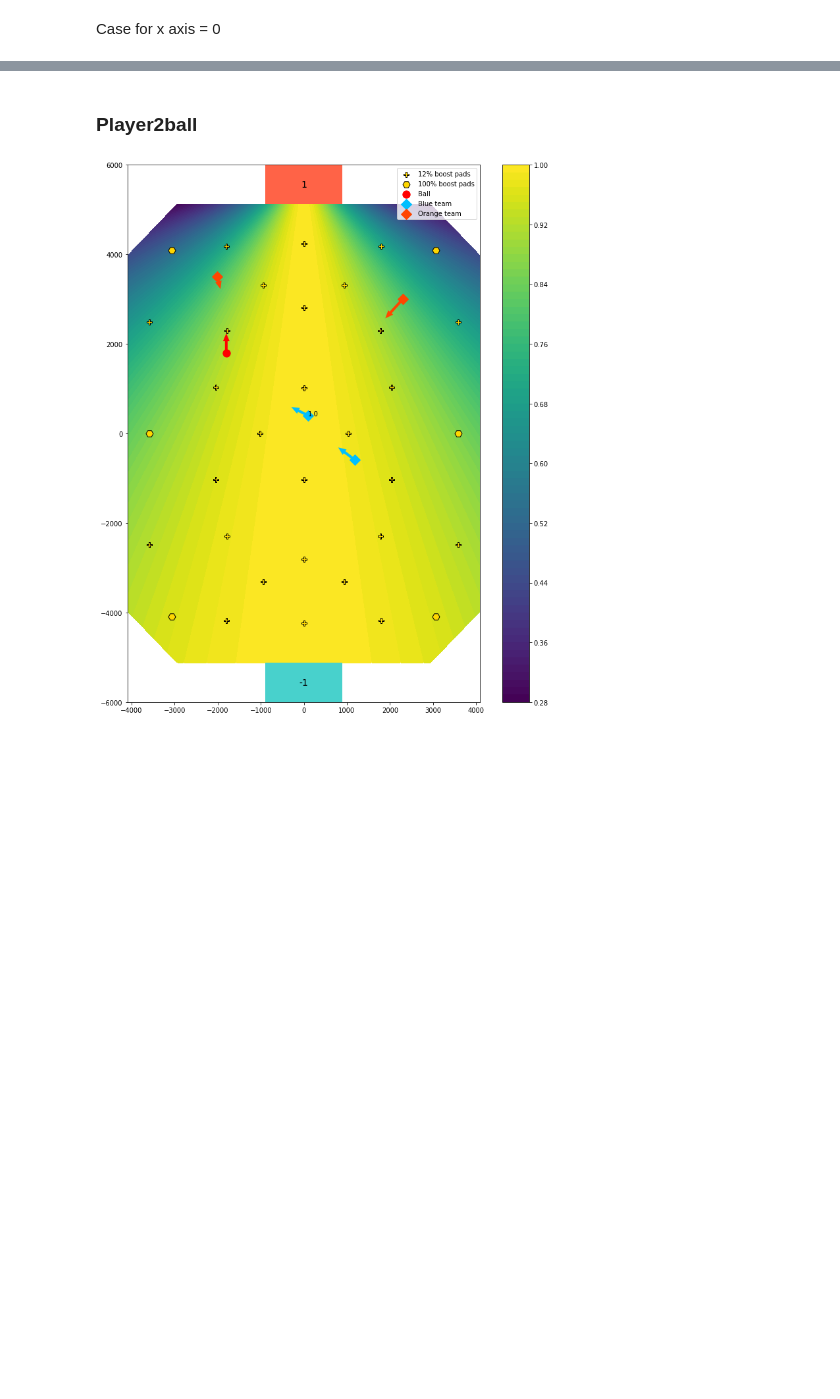
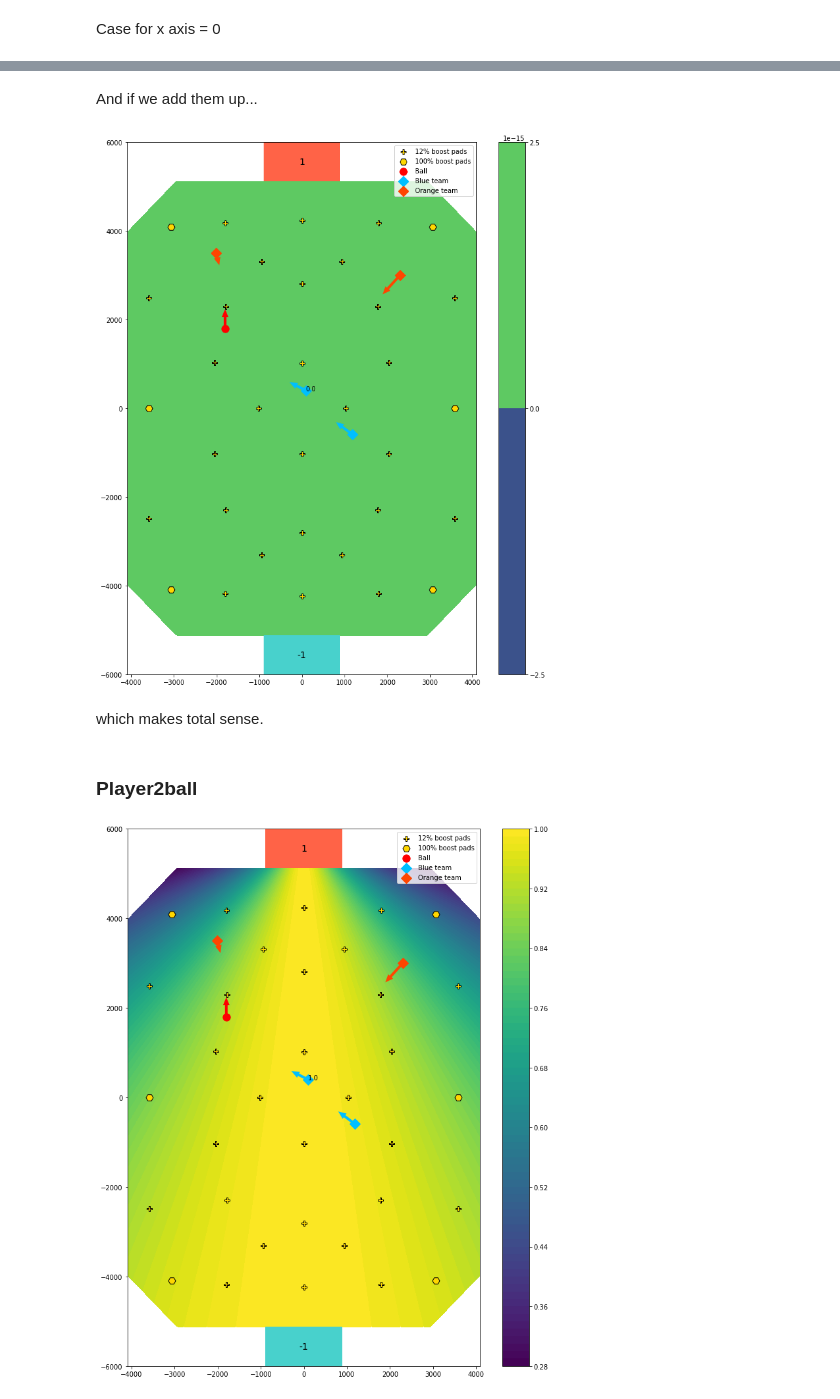
Before and after one commit to Enkhai/lucy-utils, a Jupyter notebook: examples/16_reward_shaping/analysis.ipynb, the cells around one changed output, grey strips where cells are left out. Cells and saved outputs as stored; diff of their text form; code cells hidden in the pictures; blank space fills up the shorter version.

```diff
--- a/examples/16_reward_shaping/analysis.ipynb
+++ b/examples/16_reward_shaping/analysis.ipynb
@@ -544,3 +584,16 @@ common.align_ball(p_align_player_pos, p_align_ball_pos)
+# %% [markdown]
+And if we add them up...
+# %%
+plotting.arena_contour(align_ball_blue_zs + align_ball_orange_zs,
+                       ball_position,
+                       ball_lin_velocity,
+                       player_positions,
+                       player_lin_vels
+                       )
+# %% [output]
+[figure, added]
+# %% [markdown]
+which makes total sense.
 # %% [markdown]
 ### Player2ball
 # %%
```
Also changed, not shown: parts of 29 cells of this notebook, 3 other files.
